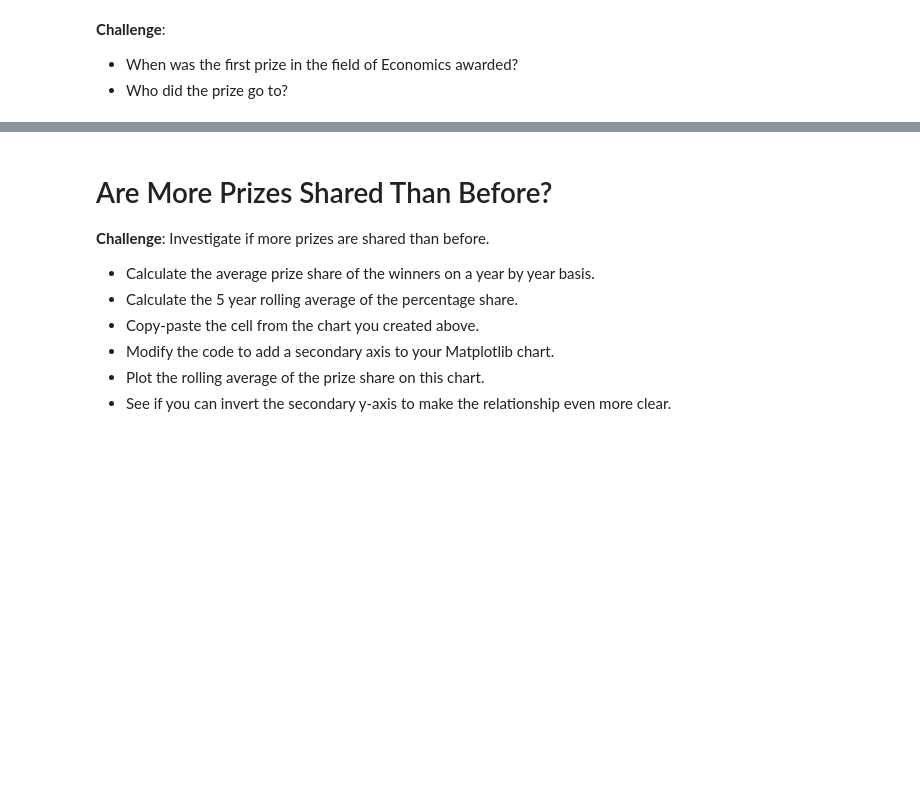
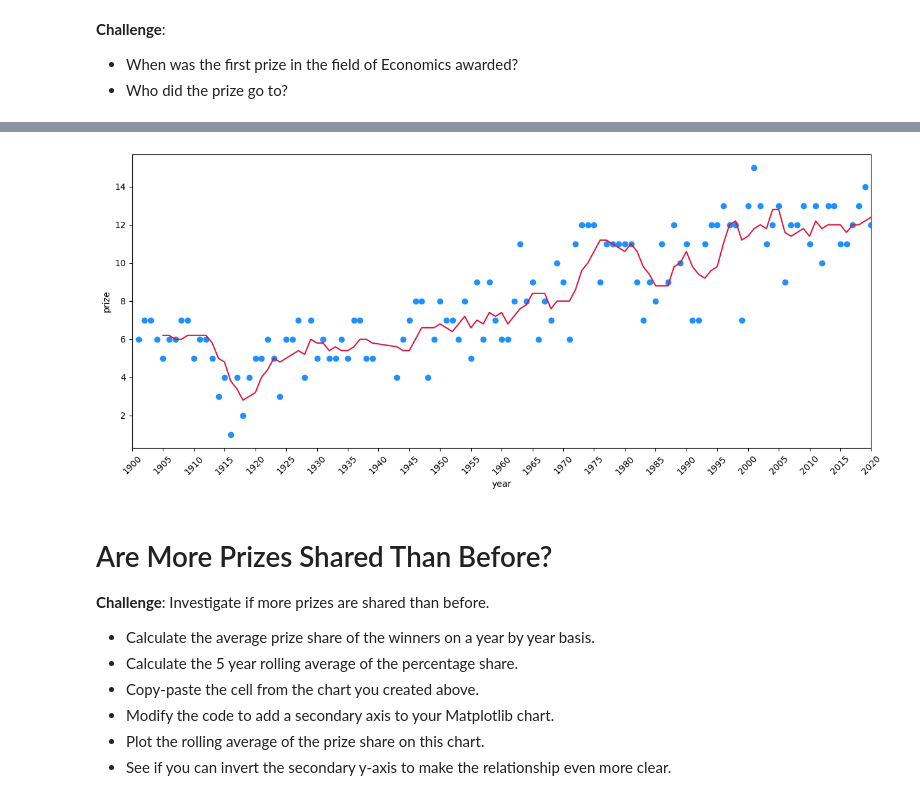
Before and after one commit to Dominiq01/100_days_of_code_Python, a Jupyter notebook: Day_79/Day_79 Nobel_Prize_Analysis_(start).ipynb, the cells around one changed output, grey strips where cells are left out. Cells and saved outputs as stored; diff of their text form; code cells hidden in the pictures; blank space fills up the shorter version.

```diff
--- a/Day_79/Day_79 Nobel_Prize_Analysis_(start).ipynb
+++ b/Day_79/Day_79 Nobel_Prize_Analysis_(start).ipynb
@@ -339,3 +368,6 @@ dtype: int64
 
 * Looking at the chart, did the first and second world wars have an impact on the number of prizes being given out?
 * What could be the reason for the trend in the chart?
+# %%
+prizes_per_year = df_data.groupby('year').agg({'prize': 'count'}).reset_index()
+prizes_per_year
@@ -341,0 +388,3 @@ dtype: int64
+# %%
+rolling_avg = prizes_per_year.rolling(5, on='year').mean()
+rolling_avg
@@ -341,0 +405,6 @@ dtype: int64
+# %%
+every_year = np.arange(rolling_avg.year[0] - 1, rolling_avg.year[len(rolling_avg.year) - 1] + 1)
+every_year
+fith_year = every_year[::5]
+fith_year = fith_year.tolist()
+fith_year
@@ -342,3 +429,14 @@ dtype: int64
+# %%
+plt.figure(figsize=(15,6))
+
+scatter_plot = plt.scatter(x=prizes_per_year.year, y=prizes_per_year.prize, color='dodgerblue')
+sns.lineplot(x=rolling_avg.year, y=rolling_avg.prize, color='crimson')
+plt.xticks(fith_year, rotation=45)
+ax = plt.gca() # get current axis
+ax.set_xlim(1900, 2020)
+plt.show()
+# %% [output]
+[figure, added]
 # %% [markdown]
 # Are More Prizes Shared Than Before?
 
```
Also changed, not shown: parts of 22 cells of this notebook.
